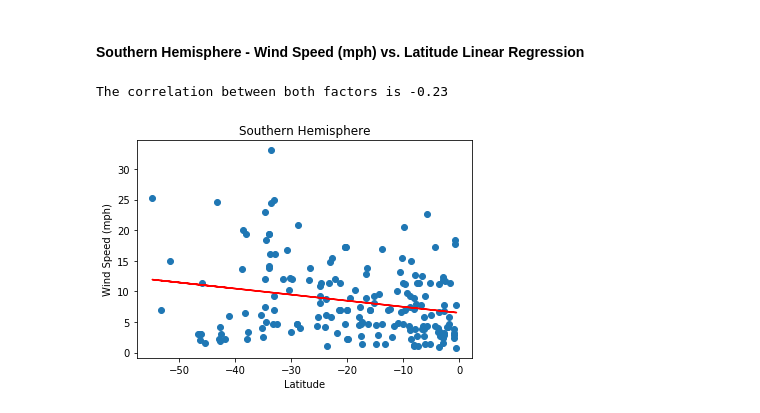
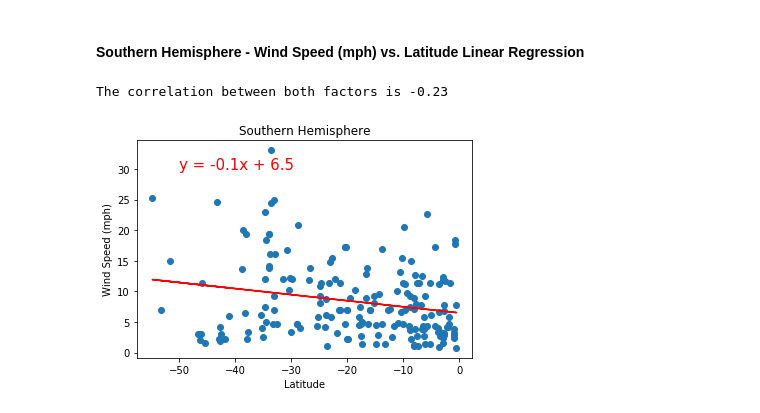
Before and after one commit to bpezzullo/python-api-challenge, a Jupyter notebook: Weather/WeatherPy.ipynb, the cells around one changed output. Cells and saved outputs as stored; diff of their text form; code cells hidden in the pictures.

```diff
--- a/Weather/WeatherPy.ipynb
+++ b/Weather/WeatherPy.ipynb
@@ -160,6 +160,9 @@ weather_df
 | 546 | Tanout | 14.97 | 8.89 | 90.43 | 39 | 28 | 3.56 | NE | 1594660125 |
 | 547 | Tura | 25.52 | 90.22 | 76.23 | 95 | 99 | 4.94 | IN | 1594659709 |
 548 rows × 9 columns
+# %%
+# This is to keep the cities consistent.  You can skip this step if you want to use the new dataset
+weather_df = pd.read_csv(output_data_file)
 # %%
 # shows how many records are captured
 weather_df.count()
@@ -539,32 +543,33 @@ The correlation between both factors is -0.08
 # Calculate the correlation coefficient and linear regression model
 # the southern hemisphere (latitude vs Wind Speed)
 
 lat = southern_df.loc[:,'Latitude']
 mtemp = southern_df.loc[:,'Wind Speed']
 
 # Generate the pearson coeeficient
 correlation = st.pearsonr(lat,mtemp)
 print(f"The correlation between both factors is {round(correlation[0],2)}")
 
 # Set the x and values
 x_values = southern_df['Latitude']
 y_values = southern_df['Wind Speed']
 
+
 # Get the linear regression model
 (slope, intercept, rvalue, pvalue, stderr) = linregress(x_values, y_values)
 
 # Create the line using the slope and intercept and print out the formula
 regress_values = x_values * slope + intercept
 line_eq = "y = " + str(round(slope,2)) + "x + " + str(round(intercept,2))
 
 # Plot information
 plt.scatter(x_values,y_values)
 plt.plot(x_values,regress_values,"r-")
-plt.annotate(line_eq,(12,30),fontsize=15,color="red")
+plt.annotate(line_eq,(-50,30),fontsize=15,color="red")
 plt.xlabel('Latitude')
 plt.ylabel('Wind Speed (mph)')
 plt.title('Southern Hemisphere')
 plt.show()
 # %% [output]
 The correlation between both factors is -0.23
-[figure, old version]
+[figure, new version]
```
Also changed, not shown: parts of 11 cells of this notebook.
